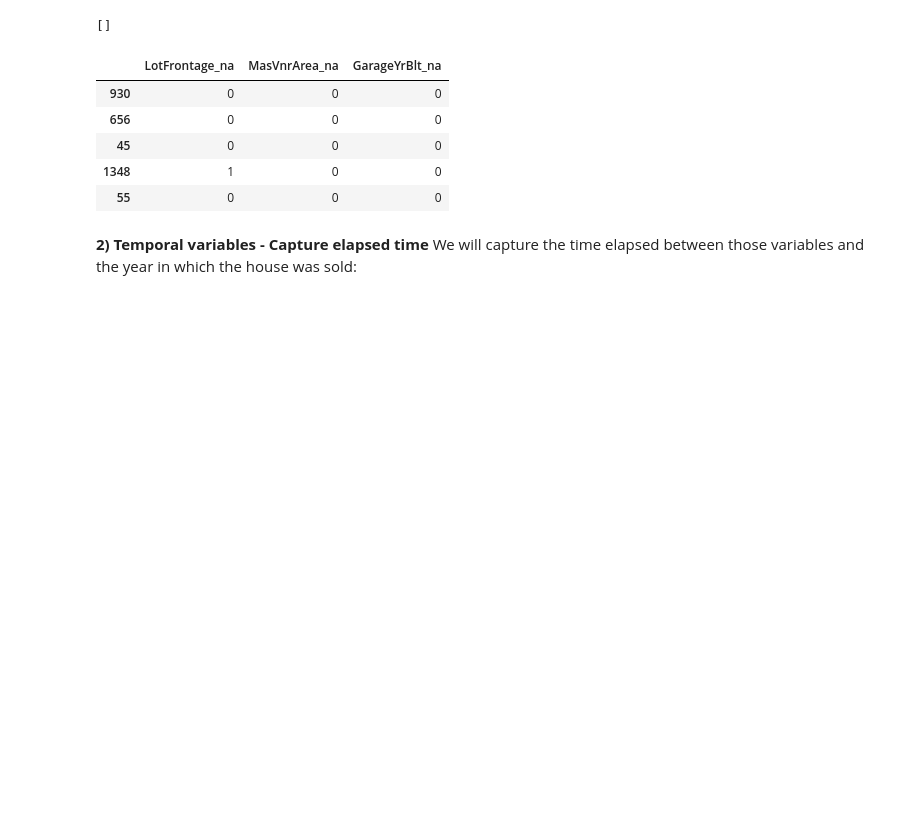
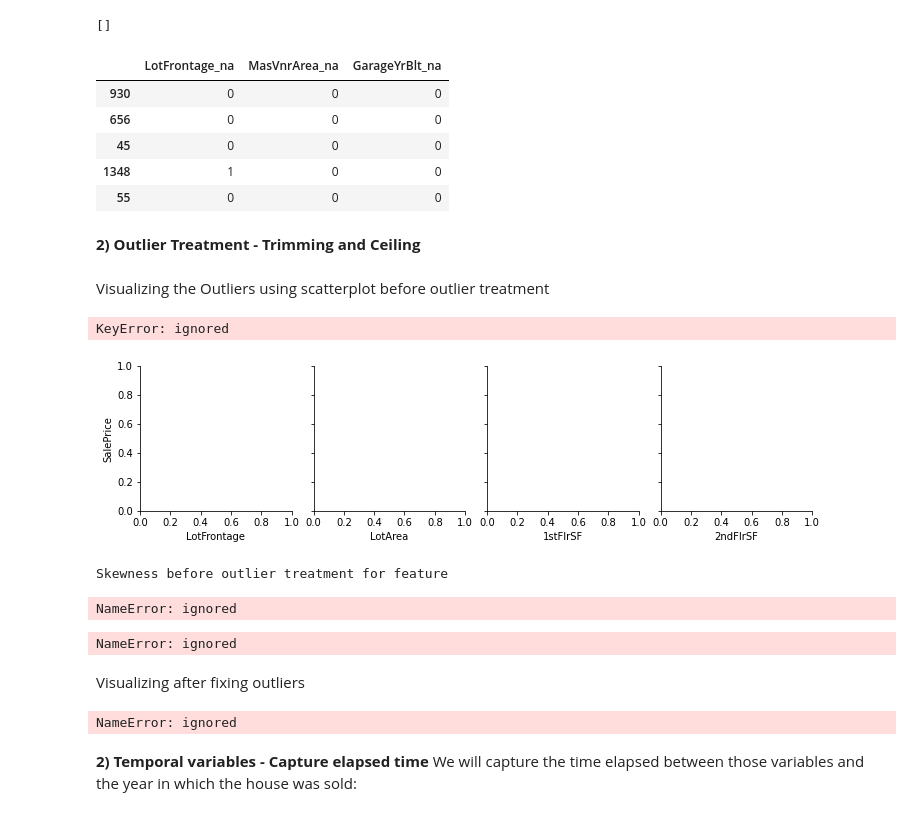
Before and after one commit to chandra-sekar-1983/eda, a Jupyter notebook: Data_PreProcessing.ipynb, the cells around one changed output. Drawn from its saved outputs; the diff is of its cells as text; code cells hidden in the pictures; blank space fills up the shorter version.

```diff
--- a/Data_PreProcessing.ipynb
+++ b/Data_PreProcessing.ipynb
@@ -193,3 +199,27 @@ X_train[['LotFrontage_na', 'MasVnrArea_na', 'GarageYrBlt_na']].head()
 | 45 | 0 | 0 | 0 |
 | 1348 | 1 | 0 | 0 |
 | 55 | 0 | 0 | 0 |
+# %% [markdown]
+**2) Outlier Treatment - Trimming and Ceiling**
+# %% [markdown]
+Visualizing the Outliers using scatterplot before outlier treatment
+# %%
+### modify values in numeric_col - This should be fixed later
+import seaborn as sns
+numeric_col=["LotFrontage","LotArea","1stFlrSF","2ndFlrSF"]
+for i in range(0, len(X_train[numeric_col].columns), 5):
+
+    sns.pairplot(data=X_train[numeric_col],
+                x_vars=X_train[numeric_col].columns[i:i+5],
+                y_vars=[output_col])
+# %% [output]
+KeyError: ignored
+[figure, added]
+# %%
+## Printing skewness before outliear treament
+print("Skewness before outlier treatment for feature")
+for col in numeric_col:
+  print(f" {col} - {df2[col].skew()}")
+# %% [output]
+Skewness before outlier treatment for feature
+NameError: ignored
@@ -196,3 +241,21 @@ X_train[['LotFrontage_na', 'MasVnrArea_na', 'GarageYrBlt_na']].head()
+# %%
+outlier_treatment(numeric_col)
+## Printing skewness after outliear treament
+print("Skewness before outlier treatment for feature")
+for col in numeric_col:
+  print(f" {col} - {df2[col].skew()}")
+# %% [output]
+NameError: ignored
+# %% [markdown]
+Visualizing after fixing outliers
+# %%
+for i in range(0, len(df2[numeric_col].columns), 5):
+    print(df2["SalePrice"].skew())
+    sns.pairplot(data=df2[numeric_col],
+                x_vars=df2[numeric_col].columns[i:i+5],
+                y_vars=[output_col])
+# %% [output]
+NameError: ignored
 # %% [markdown]
 
 **2) Temporal variables - Capture elapsed time**
```
Also changed, not shown: parts of 6 cells of this notebook.
